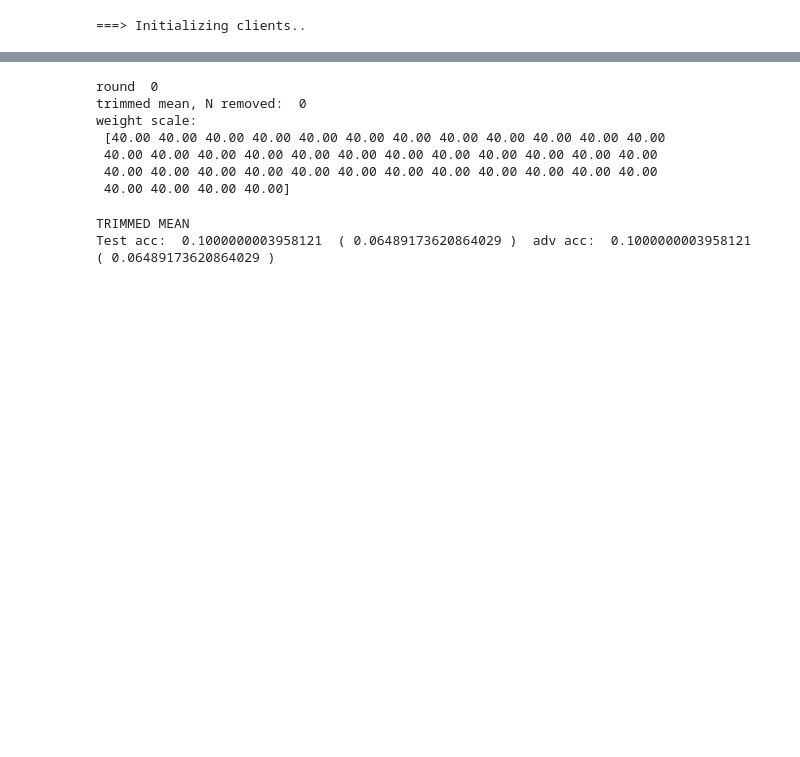
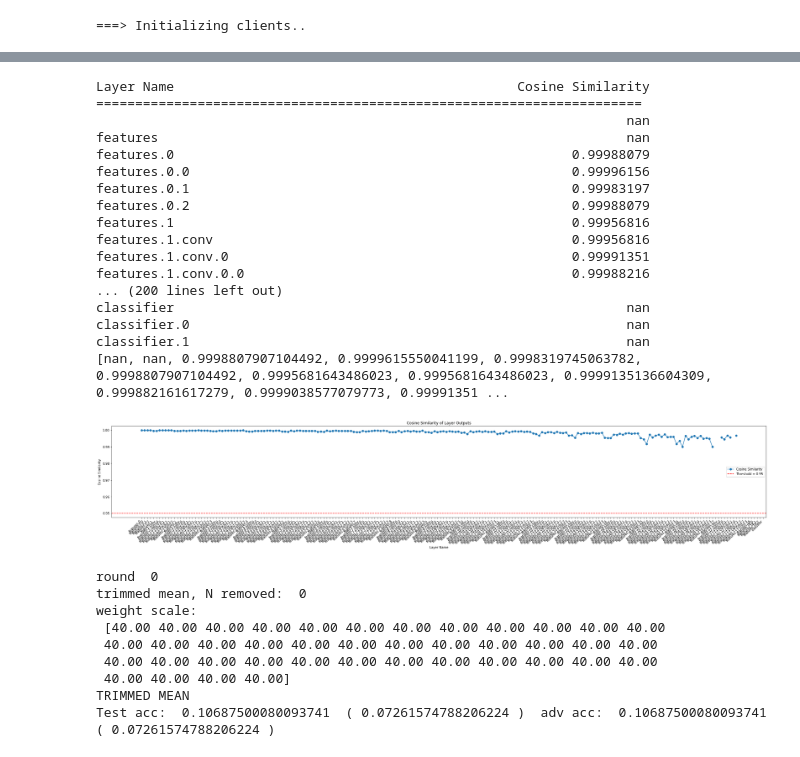
Before and after one commit to tj-kim/fedatk_unl_tj, a Jupyter notebook: icml25_exp/exp2_tbl2_robust_agg_stats.ipynb, the cells around one changed output, grey strips where cells are left out. Drawn from its saved outputs; the diff is of its cells as text; code cells hidden in the pictures; blank space fills up the shorter version.

```diff
--- a/icml25_exp/exp2_tbl2_robust_agg_stats.ipynb
+++ b/icml25_exp/exp2_tbl2_robust_agg_stats.ipynb
@@ -73,12 +297,37 @@ desired_keys = params_FAT.keys() # [key for key in params_FAT.keys() if 'weight'
+# %%
+dataloader = load_client_data(clients = aggregator.clients, c_id = 0, mode = 'test')
+x_data = dataloader.x_data
+y_data = dataloader.y_data
+# Example usage
+_ = compare_layer_outputs_with_cosine_similarity(model_Fedavg, reverse_model, x_data.cuda())
+# %% [output]
+Layer Name                                            Cosine Similarity
+======================================================================
+                                                                    nan
+features                                                            nan
+features.0                                                   0.99988079
+features.0.0                                                 0.99996156
+features.0.1                                                 0.99983197
+features.0.2                                                 0.99988079
+features.1                                                   0.99956816
+features.1.conv                                              0.99956816
+features.1.conv.0                                            0.99991351
+features.1.conv.0.0                                          0.99988216
+... (200 lines left out)
+classifier                                                          nan
+classifier.0                                                        nan
+classifier.1                                                        nan
+[nan, nan, 0.9998807907104492, 0.9999615550041199, 0.9998319745063782, 0.9998807907104492, 0.9995681643486023, 0.9995681643486023, 0.9999135136604309, 0.999882161617279, 0.9999038577079773, 0.99991351 ...
+[figure, added]
 # %%
 # Take measurement for ARU attack
 aggregator.load_state(dir_path=save_path_FAT)
 aggregator.update_clients()
-aggregator.op = None
+aggregation_op = 'trimmed_mean'
+aggregator.op = aggregation_op
 weight_scale_2 = 1
 atk_rounds = 1
-aggregation_op = 'trimmed_mean'
-tm_beta = 0.0
+tm_beta = 0
 
 if False:
     print("updating adv data set")
@@ -103,12 +352,11 @@ if False:
 
             aggregator.clients[c].assign_advdataset()
 
-            # print(f"  Memory allocated - after adv: {torch.cuda.memory_allocated() / 1e6:.2f} MB")
-            aggregator.clients[c].del_advnn()
 
 for i in range(atk_rounds):
     print('round ', i)
-    UNL_mix(aggregator, adv_id=[0], model_inject=model_Fedavg, weight_scale_2 = weight_scale_2, keys=desired_keys, aggregation_op = aggregation_op, tm_beta = tm_beta)
+    UNL_mix(aggregator, adv_id=[0], model_inject=model_FAT, weight_scale_2 = weight_scale_2, keys=desired_keys, aggregation_op = aggregation_op, tm_beta = tm_beta)
+
 
 model_overfit = pull_model_from_agg(aggregator)
 model_overfit.eval()
@@ -123,5 +371,5 @@ weight scale:
  40.00 40.00 40.00 40.00 40.00 40.00 40.00 40.00 40.00 40.00 40.00 40.00
  40.00 40.00 40.00 40.00 40.00 40.00 40.00 40.00 40.00 40.00 40.00 40.00
  40.00 40.00 40.00 40.00]
+TRIMMED MEAN
+Test acc:  0.10687500080093741  ( 0.07261574788206224 )  adv acc:  0.10687500080093741  ( 0.07261574788206224 )
-TRIMMED MEAN
-Test acc:  0.1000000003958121  ( 0.06489173620864029 )  adv acc:  0.1000000003958121  ( 0.06489173620864029 )
```
Also changed, not shown: parts of 10 cells of this notebook, 9 other files.
